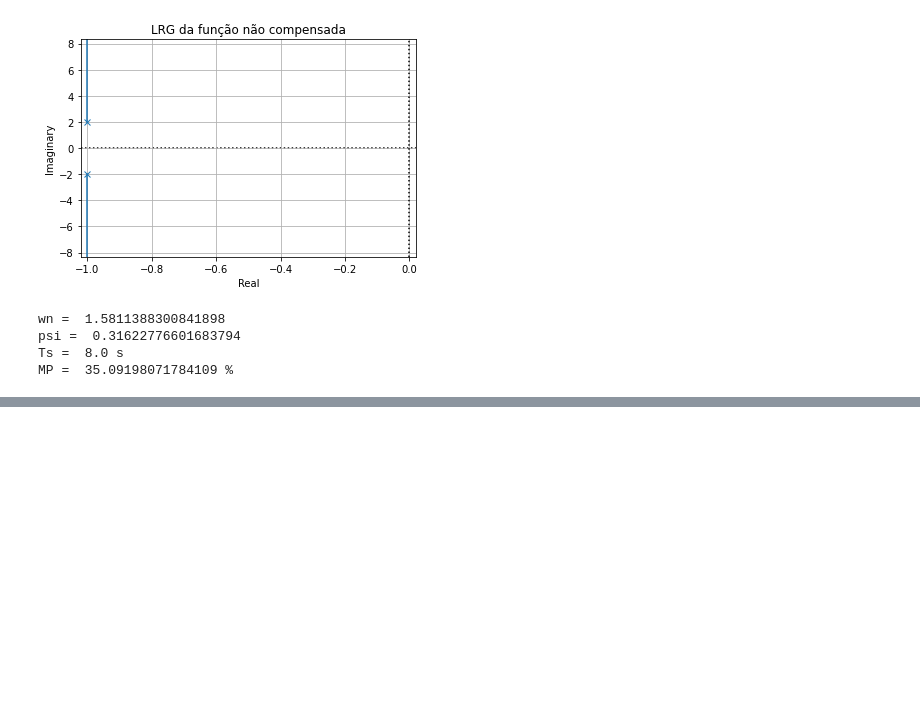
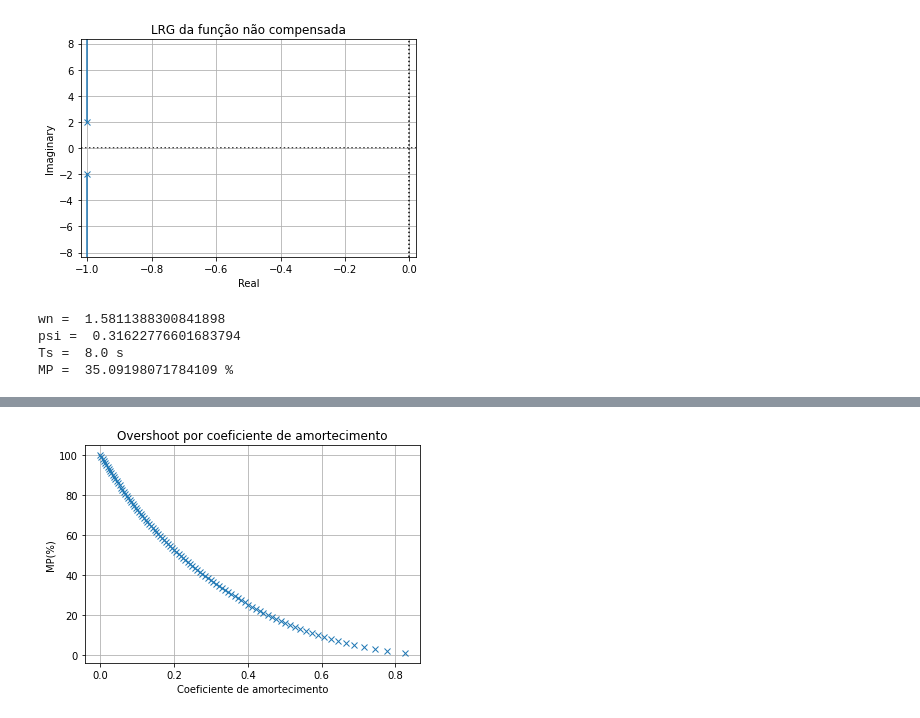
Before and after one commit to mfelippe/Python-Control-Systems, a Jupyter notebook: grupo_7.ipynb, the cells around one changed output, grey strips where cells are left out. Saved outputs shown, nothing was run; the diff lists cells and outputs as text; code cells hidden in the pictures; blank space fills up the shorter version.

```diff
--- a/grupo_7.ipynb
+++ b/grupo_7.ipynb
@@ -68,0 +108,13 @@ MP =  35.09198071784109 %
+# %%
+# plot sobressinal x coeficiente de amortecimento
+#for i in range (0,100):
+mp_porcent = np.linspace (0,100,100) #vetor de mp%
+coef = -1 * np.log(mp_porcent/100)/np.sqrt(np.pi**2 + (np.log(mp_porcent/100))**2)
+plt.plot(coef,mp_porcent,'x')
+plt.title("Overshoot por coeficiente de amortecimento")
+plt.xlabel("Coeficiente de amortecimento")
+plt.ylabel("MP(%)")
+plt.grid()
+plt.show()
+# %% [output]
+[figure, added]
```
Also changed, not shown: parts of 7 cells of this notebook, 1 other file.
